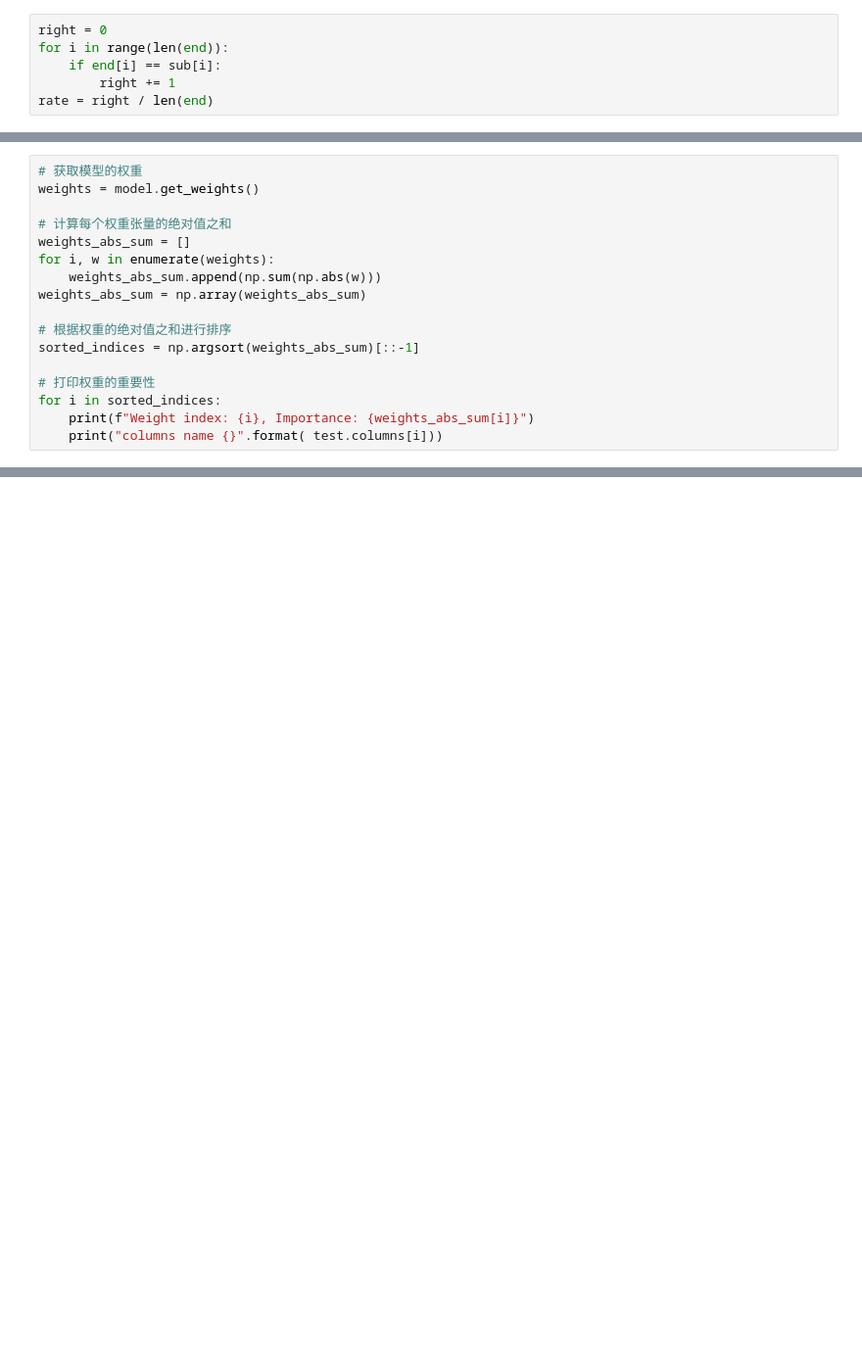
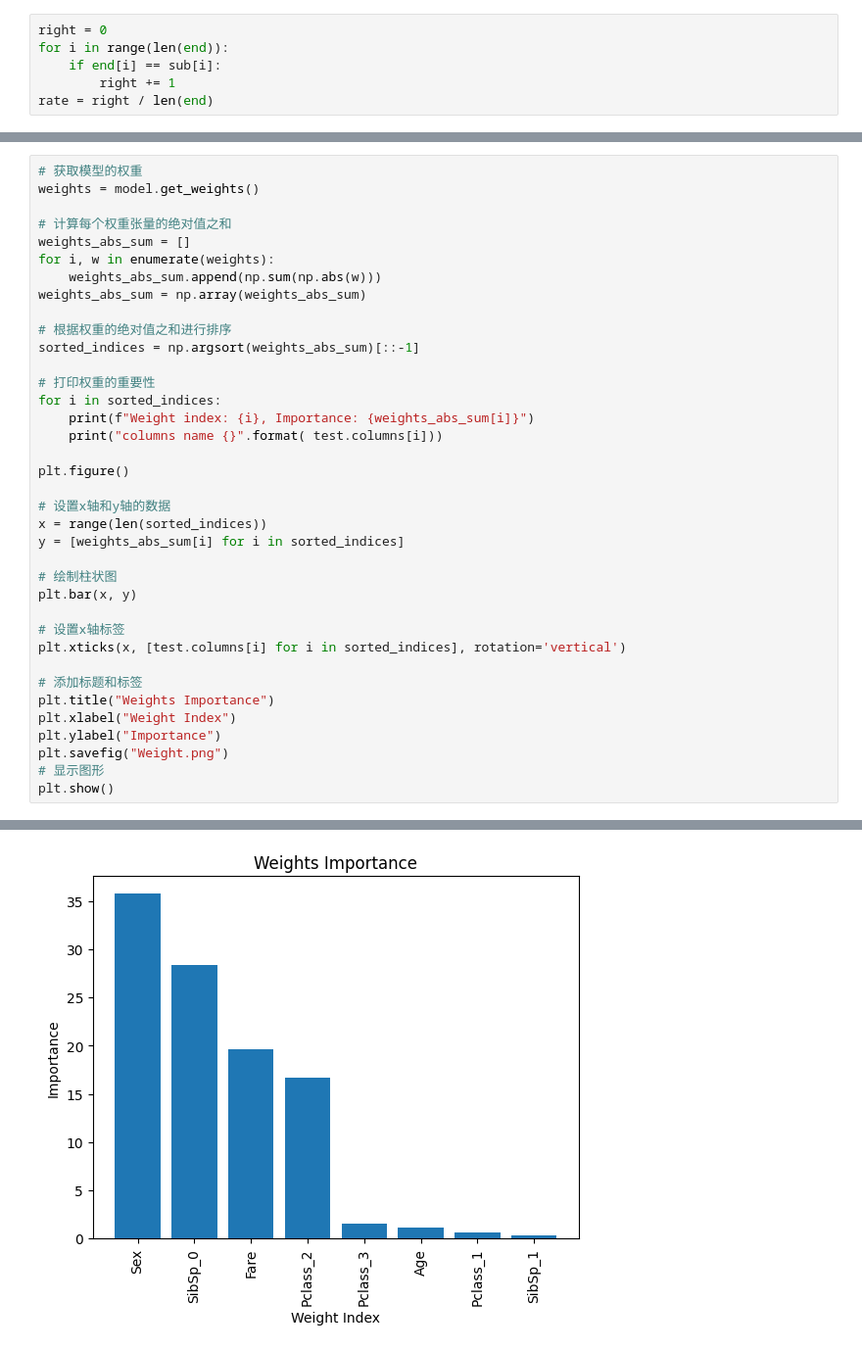
Before and after one commit to sanqin4/Titanic, a Jupyter notebook: Titanic2.ipynb, the cells around one changed output, grey strips where cells are left out. Shown at 98% size. Saved outputs shown, nothing was run; the diff lists cells and outputs as text; blank space fills up the shorter version.

```diff
--- a/Titanic2.ipynb
+++ b/Titanic2.ipynb
@@ -466,4 +462,24 @@ sorted_indices = np.argsort(weights_abs_sum)[::-1]
 for i in sorted_indices:
     print(f"Weight index: {i}, Importance: {weights_abs_sum[i]}")
     print("columns name {}".format( test.columns[i]))
+
+plt.figure()
+
+# 设置x轴和y轴的数据
+x = range(len(sorted_indices))
+y = [weights_abs_sum[i] for i in sorted_indices]
+
+# 绘制柱状图
+plt.bar(x, y)
+
+# 设置x轴标签
+plt.xticks(x, [test.columns[i] for i in sorted_indices], rotation='vertical')
+
+# 添加标题和标签
+plt.title("Weights Importance")
+plt.xlabel("Weight Index")
+plt.ylabel("Importance")
+plt.savefig("Weight.png")
+# 显示图形
+plt.show()
 # %% [output]
@@ -485 +501,2 @@ Weight index: 7, Importance: 0.5545588135719299
 columns name SibSp_1
+[figure, added]
```
Also changed, not shown: parts of 9 cells of this notebook, 11 other files.
